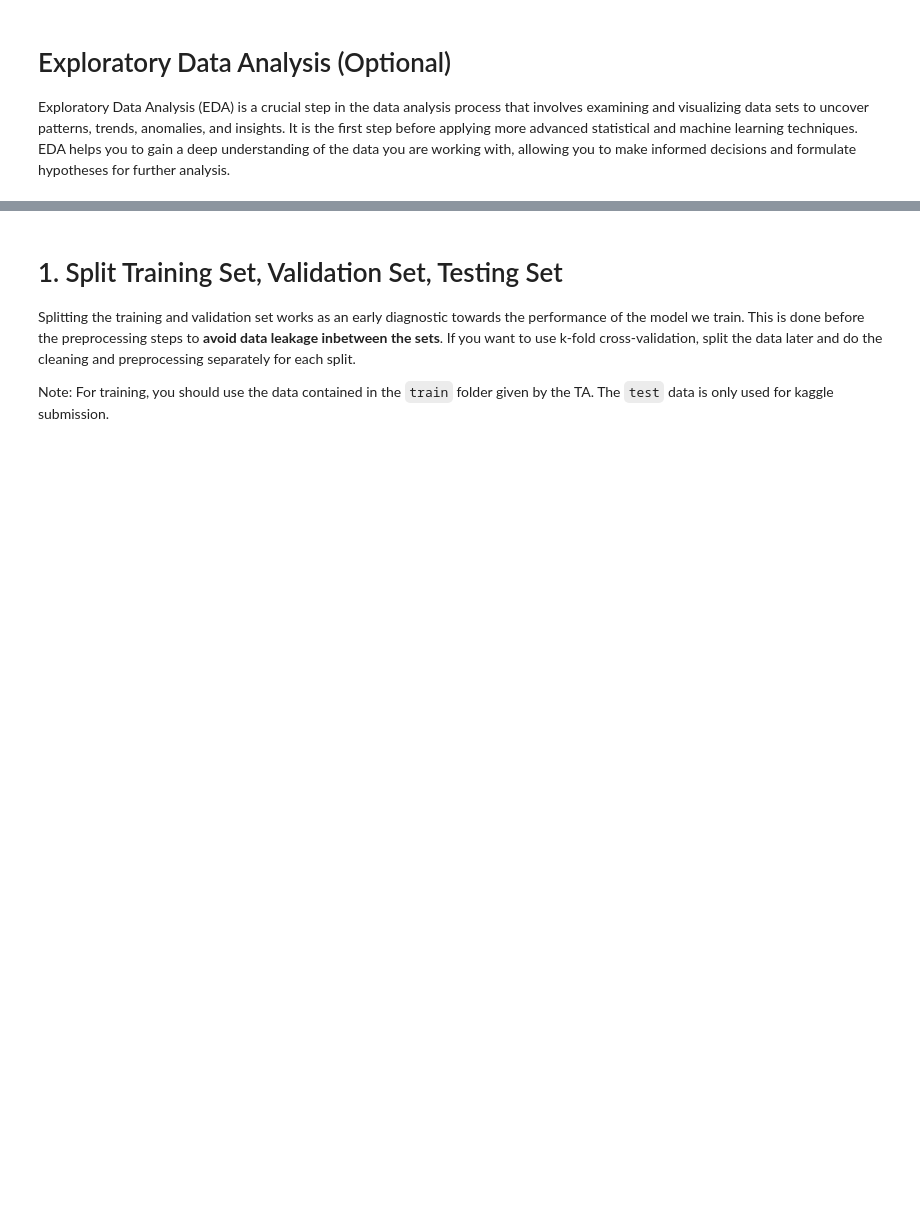
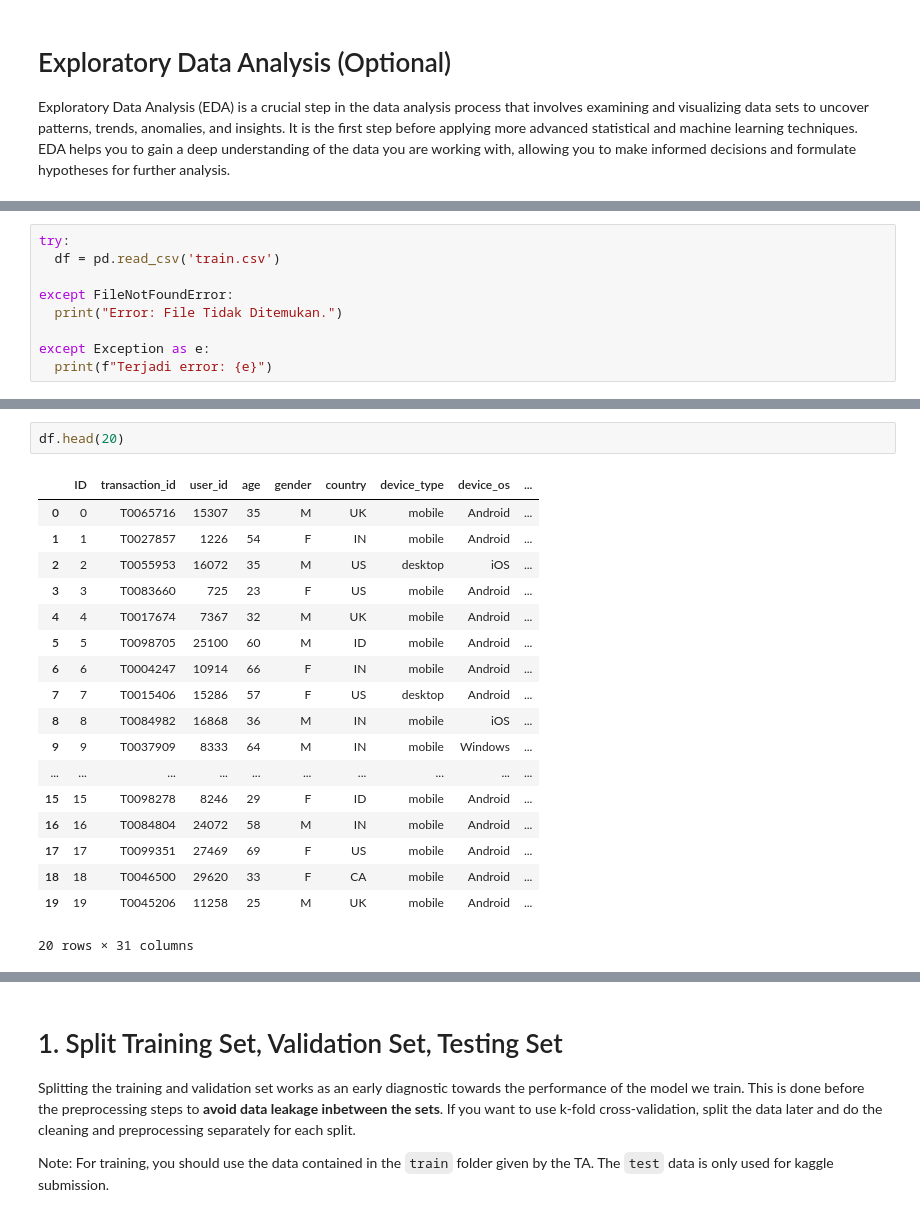
Before and after one commit to wiijaakk/IF3070_Tubes2_AbyuDAIya-Ganbatte, a Jupyter notebook: IF3070 Dasar Artificial Intelligence _ Tugas Besar 2 Notebook.ipynb, the cells around one changed output, grey strips where cells are left out. Saved outputs shown, nothing was run; the diff lists cells and outputs as text; blank space fills up the shorter version.

```diff
--- a/IF3070 Dasar Artificial Intelligence _ Tugas Besar 2 Notebook.ipynb
+++ b/IF3070 Dasar Artificial Intelligence _ Tugas Besar 2 Notebook.ipynb
@@ -35,0 +54,9 @@ Exploratory Data Analysis (EDA) is a crucial step in the data analysis process t
+# %%
+try:
+  df = pd.read_csv('train.csv')
+
+except FileNotFoundError:
+  print("Error: File Tidak Ditemukan.")
+
+except Exception as e:
+  print(f"Terjadi error: {e}")
@@ -35,0 +90,21 @@ Exploratory Data Analysis (EDA) is a crucial step in the data analysis process t
+# %%
+df.head(20)
+# %% [output]
+|  | ID | transaction_id | user_id | age | gender | country | device_type | device_os | ... |
+| 0 | 0 | T0065716 | 15307 | 35 | M | UK | mobile | Android | ... |
+| 1 | 1 | T0027857 | 1226 | 54 | F | IN | mobile | Android | ... |
+| 2 | 2 | T0055953 | 16072 | 35 | M | US | desktop | iOS | ... |
+| 3 | 3 | T0083660 | 725 | 23 | F | US | mobile | Android | ... |
+| 4 | 4 | T0017674 | 7367 | 32 | M | UK | mobile | Android | ... |
+| 5 | 5 | T0098705 | 25100 | 60 | M | ID | mobile | Android | ... |
+| 6 | 6 | T0004247 | 10914 | 66 | F | IN | mobile | Android | ... |
+| 7 | 7 | T0015406 | 15286 | 57 | F | US | desktop | Android | ... |
+| 8 | 8 | T0084982 | 16868 | 36 | M | IN | mobile | iOS | ... |
+| 9 | 9 | T0037909 | 8333 | 64 | M | IN | mobile | Windows | ... |
+| ... | ... | ... | ... | ... | ... | ... | ... | ... | ... |
+| 15 | 15 | T0098278 | 8246 | 29 | F | ID | mobile | Android | ... |
+| 16 | 16 | T0084804 | 24072 | 58 | M | IN | mobile | Android | ... |
+| 17 | 17 | T0099351 | 27469 | 69 | F | US | mobile | Android | ... |
+| 18 | 18 | T0046500 | 29620 | 33 | F | CA | mobile | Android | ... |
+| 19 | 19 | T0045206 | 11258 | 25 | M | UK | mobile | Android | ... |
+20 rows × 31 columns
```
Also changed, not shown: parts of 9 cells of this notebook.
